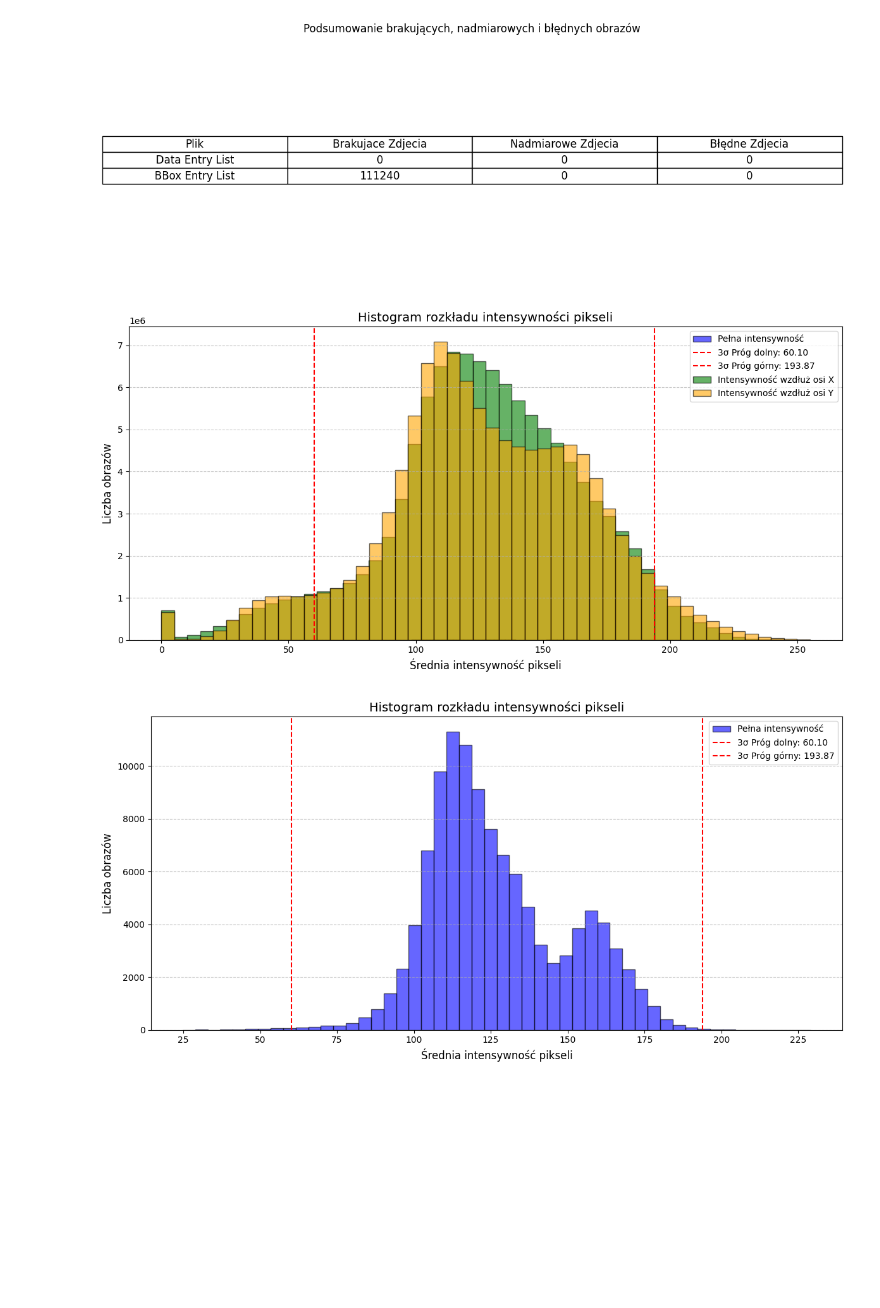
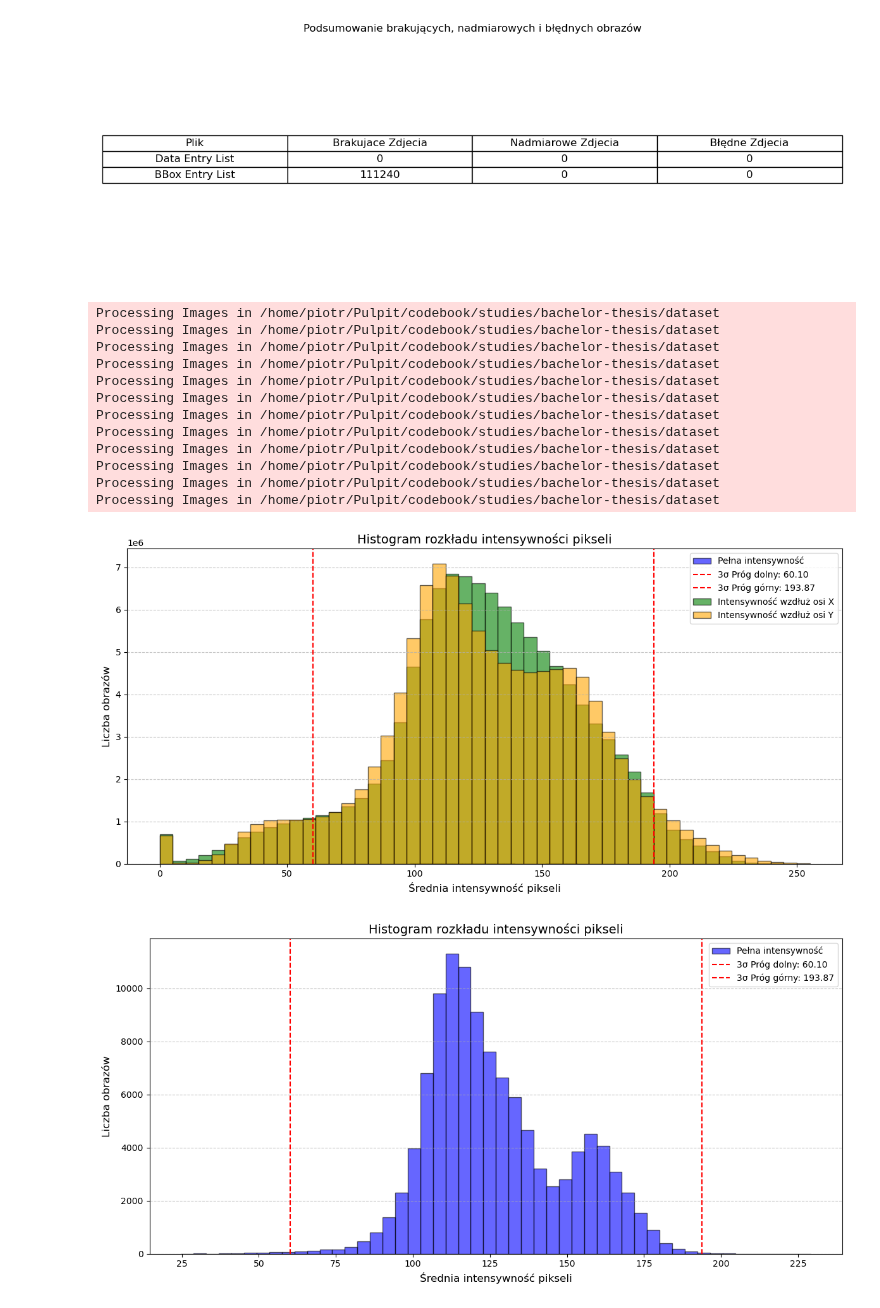
Before and after one commit to Argonus/codebook, a Jupyter notebook: studies/bachelor-thesis/notebooks/DataAnalysis.ipynb, the cells around one changed output. Drawn from its saved outputs; the diff is of its cells as text; code cells hidden in the pictures; blank space fills up the shorter version.

```diff
--- a/studies/bachelor-thesis/notebooks/DataAnalysis.ipynb
+++ b/studies/bachelor-thesis/notebooks/DataAnalysis.ipynb
@@ -255,7 +255,7 @@ for directory in matching_dirs:
     nested_dir = f"{directory}/images"
     image_files_in_dir = os.listdir(nested_dir)
 
-    for image_file in tqdm(image_files_in_dir, desc=f"Processing Images in {directory}", unit="image", leave=True):
+    for image_file in tqdm(image_files_in_dir, desc=f"Processing Images in {nested_dir}", leave=True, total=len(image_files_in_dir)):
         image_path = os.path.join(nested_dir, image_file)
         try:
             img_array = get_image_array(image_path)
@@ -267,34 +267,46 @@ for directory in matching_dirs:
             x_means_flat.extend(img_array.mean(axis=0))  # Mean across rows (vertical intensities)
             y_means_flat.extend(img_array.mean(axis=1))  # Mean across columns (horizontal intensities)
         except Exception as e:
             tqdm.write(f"Error processing {image_file}: {e}")  # Use tqdm.write instead of print
             continue
 
 intensity_mean = np.mean(pixel_means)
 intensity_std  = np.std(pixel_means)
 lower_bound, upper_bound = standard_deviation_bounds(intensity_mean, intensity_std, 3)
 
 # Plotting three histograms
 plt.figure(figsize=(12, 6))
 plt.hist(pixel_means, bins=50, alpha=0.6, label='Pełna intensywność', color='blue', edgecolor='black')
 plt.axvline(lower_bound, color='red', linestyle='--', label=f'3σ Próg dolny: {lower_bound:.2f}')
 plt.axvline(upper_bound, color='red', linestyle='--', label=f'3σ Próg górny: {upper_bound:.2f}')
 
 plt.hist(x_means_flat, bins=50, alpha=0.6, label='Intensywność wzdłuż osi X', color='green', edgecolor='black')
 plt.hist(y_means_flat, bins=50, alpha=0.6, label='Intensywność wzdłuż osi Y', color='orange', edgecolor='black')
 
 # Add titles and labels
 plt.title("Histogram rozkładu intensywności pikseli", fontsize=14)
 plt.xlabel("Średnia intensywność pikseli", fontsize=12)
 plt.ylabel("Liczba obrazów", fontsize=12)
 plt.legend()
 plt.grid(axis='y', linestyle='--', alpha=0.7)
 plt.tight_layout()
 
 # Show the plot
 plt.show()
 # %% [output]
+Processing Images in /home/piotr/Pulpit/codebook/studies/bachelor-thesis/dataset
+Processing Images in /home/piotr/Pulpit/codebook/studies/bachelor-thesis/dataset
+Processing Images in /home/piotr/Pulpit/codebook/studies/bachelor-thesis/dataset
+Processing Images in /home/piotr/Pulpit/codebook/studies/bachelor-thesis/dataset
+Processing Images in /home/piotr/Pulpit/codebook/studies/bachelor-thesis/dataset
+Processing Images in /home/piotr/Pulpit/codebook/studies/bachelor-thesis/dataset
+Processing Images in /home/piotr/Pulpit/codebook/studies/bachelor-thesis/dataset
+Processing Images in /home/piotr/Pulpit/codebook/studies/bachelor-thesis/dataset
+Processing Images in /home/piotr/Pulpit/codebook/studies/bachelor-thesis/dataset
+Processing Images in /home/piotr/Pulpit/codebook/studies/bachelor-thesis/dataset
+Processing Images in /home/piotr/Pulpit/codebook/studies/bachelor-thesis/dataset
+Processing Images in /home/piotr/Pulpit/codebook/studies/bachelor-thesis/dataset
-[figure, old version]
+[figure, new version]
 # %%
 # Mean & Std calculation
 intensity_mean = np.mean(pixel_means)
```
Also changed, not shown: parts of 5 cells of this notebook, 15 other files.
